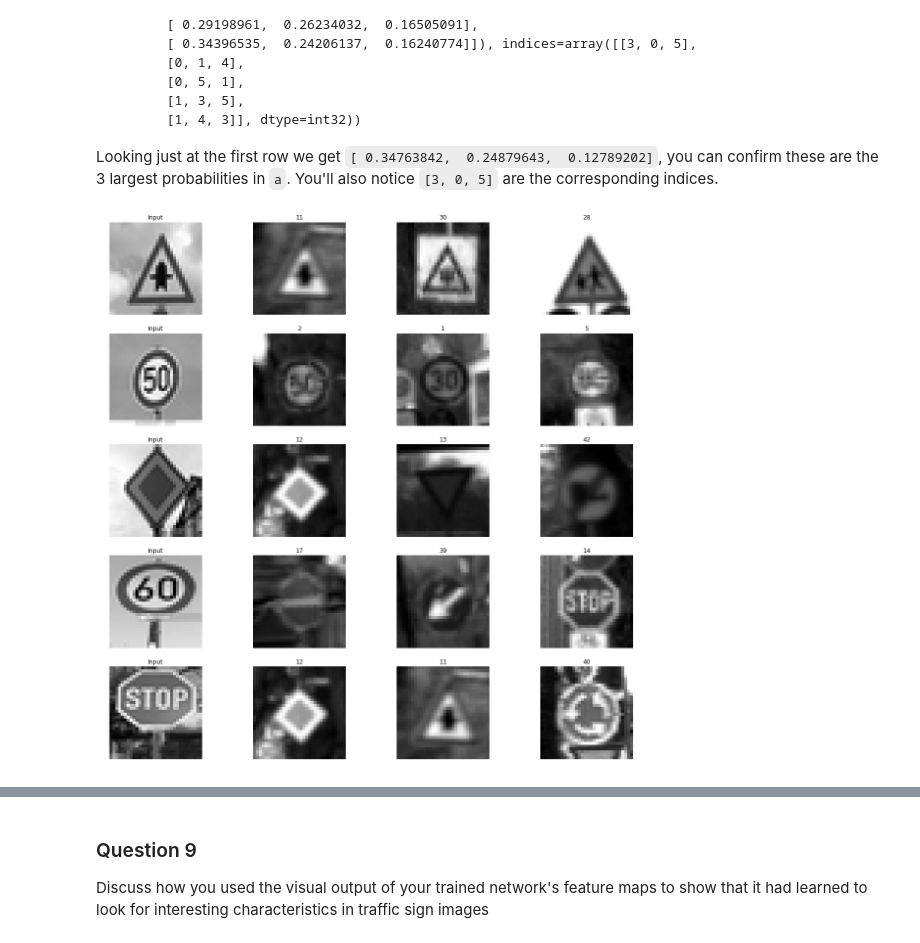
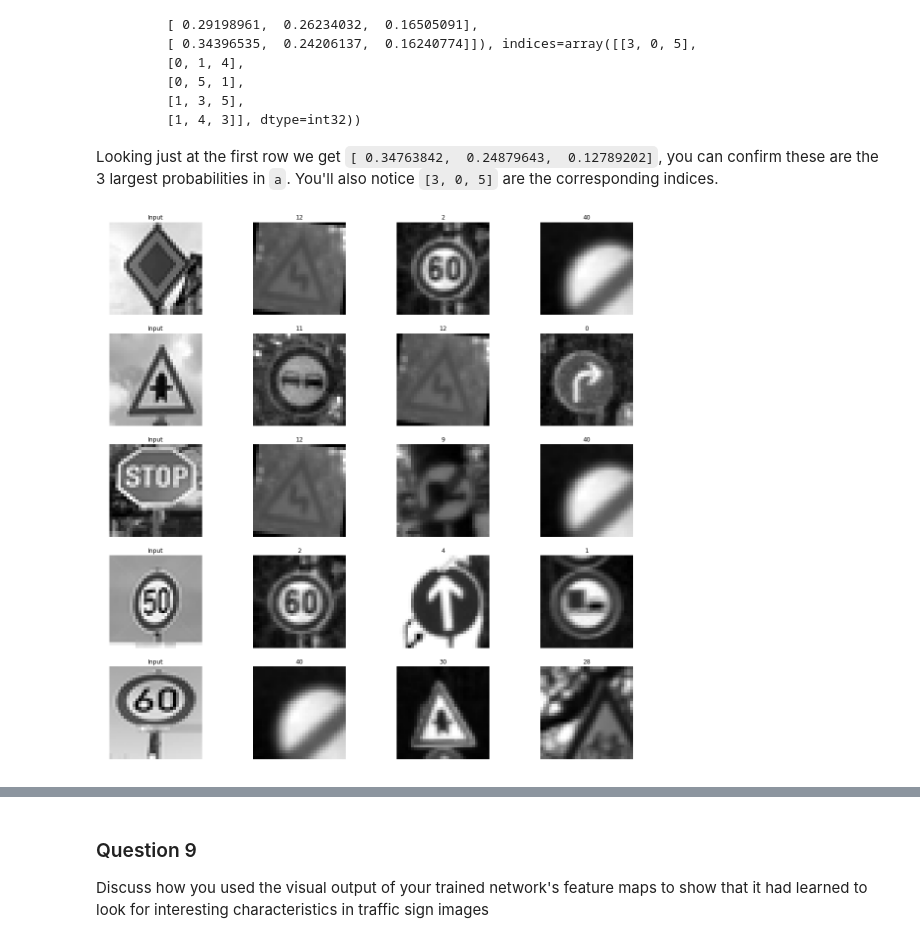
Before and after one commit to ankith0073/Traffic-sign-Classification, a Jupyter notebook: Traffic_Sign_Classifier.ipynb, the cells around one changed output, grey strips where cells are left out. Drawn from its saved outputs; the diff is of its cells as text; code cells hidden in the pictures.

```diff
--- a/Traffic_Sign_Classifier.ipynb
+++ b/Traffic_Sign_Classifier.ipynb
@@ -611,7 +611,7 @@ def lenet_2(x):
     x = tf.nn.relu(x)
     x = tf.nn.max_pool(x, strides['Layer2_strides']['maxpool'],strides['Layer2_strides']['maxpool'],'VALID')
 
-    x = tf.concat([temp, flatten(x)], 1)
+    x = tf.concat_v2([temp, flatten(x)], 1)
 
     x = tf.add(tf.matmul(x,weights['wd1']),biases['bd1'])
     x = tf.nn.relu(x)
@@ -637,7 +637,7 @@ x = tf.placeholder(tf.float32, (None, X_train.shape[1], X_train.shape[2], X_trai
 y = tf.placeholder(tf.int32, (None))
 one_hot_y = tf.one_hot(y, 43)
 
-save_file = './train_model.ckpt'
+save_file = './train_model'
 
 
 
@@ -734,7 +734,7 @@ import matplotlib.pyplot as plt
 from PIL import Image
 import numpy as np
 #tf.reset_default_graph()
-filelist = glob.glob('./traffic_sign_images/*.jpg')
+filelist = glob.glob('./../../ubuntu/*.jpg')
 new_width  = 32
 new_height = 32
 my_images = np.array([np.array(Image.open(fname).resize((new_width, new_height), Image.ANTIALIAS)) for fname in filelist])
@@ -772,7 +772,7 @@ plt.title(str(y_train[index]))
 ### Calculate the accuracy for these 5 new images.
 ### For example, if the model predicted 1 out of 5 signs correctly, it's 20% accurate on these new images.
 with tf.Session() as sess:
-    saver.restore(sess, './lenet')
+    saver.restore(sess, './train_model')
     for i in range(images_normalised.shape[0]):
         #test_accuracy = evaluate(images_normalised, labels)
         predictions = sess.run(logits,feed_dict={x:images_normalised})
@@ -843,30 +835,30 @@ Looking just at the first row we get `[ 0.34763842,  0.24879643,  0.12789202]`,
 # %%
 ### Print out the top five softmax probabilities for the predictions on the German traffic sign images found on the web.
 ### Feel free to use as many code cells as needed.
-images_probablities = [[11, 30, 28],
-                       [ 2,  1,  5],
-                       [12, 13, 42],
-                       [17, 39, 14],
-                       [12, 11, 40]]
+images_probablities = [[12,  2, 40],
+                       [11, 12,  0],
+                       [12,  9, 40],
+                       [ 2,  4,  1],
+                       [40, 30, 28]]
 plt.figure(figsize=(20,20))
 k = 1
 #looping through all the input images and the predctions priority wise
 for i in range(0,5):
     plt.subplot(5,4,k)
     plt.imshow(images_normalised[i].squeeze(),
                cmap= 'gray')
     plt.axis('off')
     plt.title('Input')
     k = k + 1
     for j in range(0,3):
         #temp = images_probablities[i][j]
         plt.subplot(5, 4, k)
         plt.imshow(X_train[separated_elements[str(images_probablities[i][j])][0][0]].squeeze(),cmap = 'gray')
         plt.title(str(images_probablities[i][j]))
         plt.axis('off')
         k = k + 1
 # %% [output]
-[figure, old version]
+[figure, new version]
 # %% [markdown]
 ---
 
```
Also changed, not shown: parts of 13 cells of this notebook.
